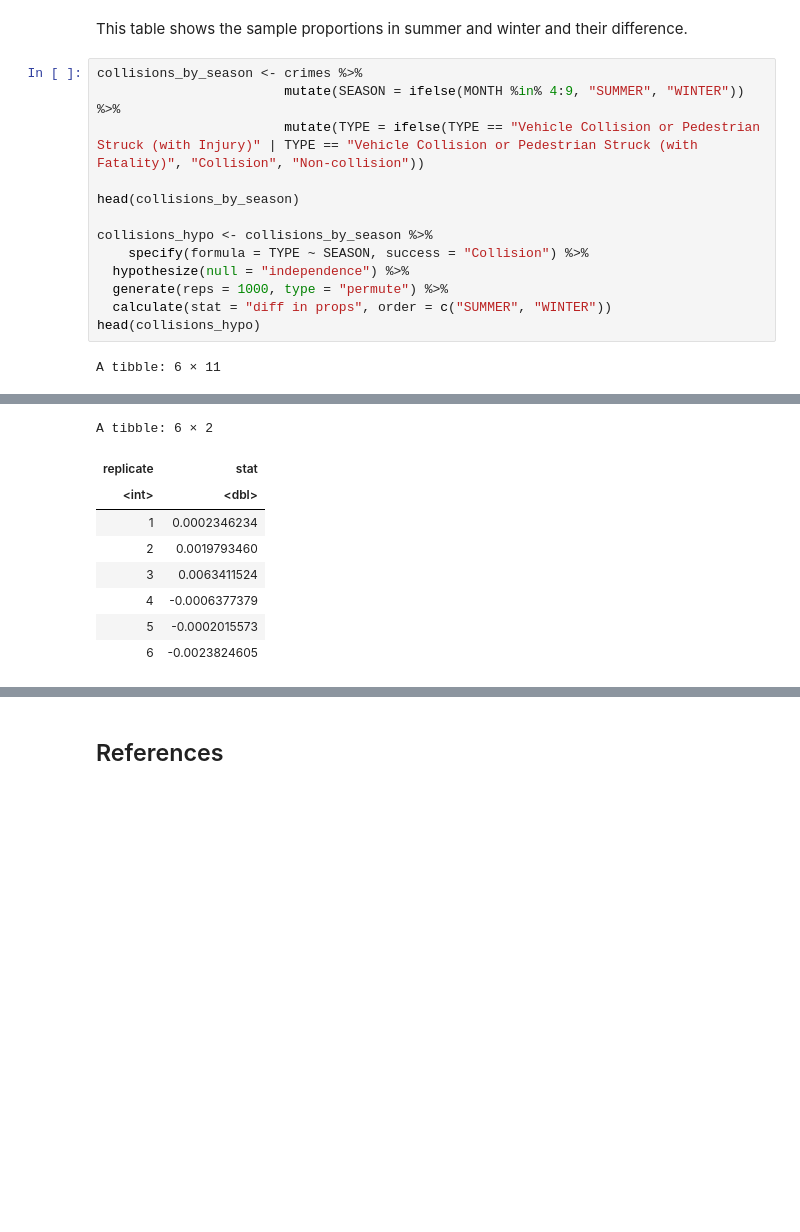
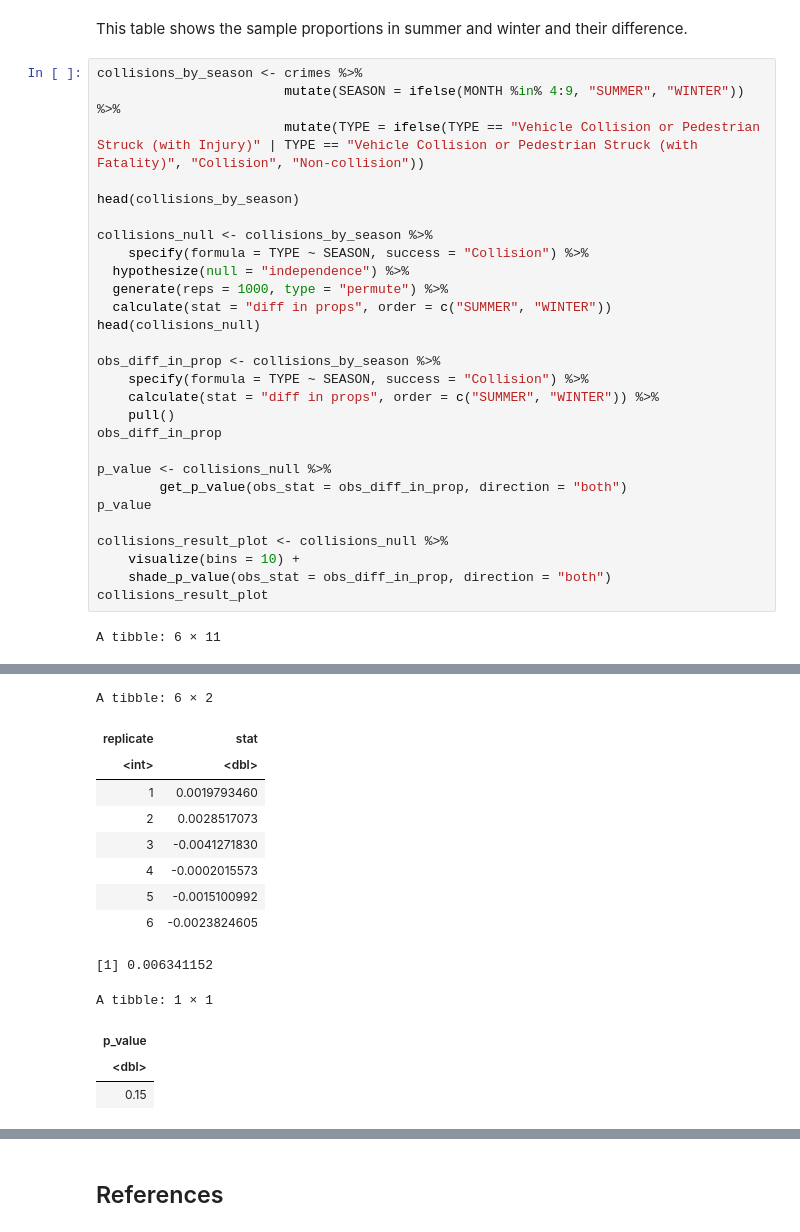
Before and after one commit to bernie-leung/STAT-201-group20newrepo, a Jupyter notebook: Project_proposal.ipynb, the cells around one changed output, grey strips where cells are left out. Cells and saved outputs as stored; diff of their text form; blank space fills up the shorter version.

Commit message:
p_value and visualization

```diff
--- a/Project_proposal.ipynb
+++ b/Project_proposal.ipynb
@@ -201,32 +201,52 @@ This table shows the sample proportions in summer and winter and their differenc
 # %%
 collisions_by_season <- crimes %>%
                         mutate(SEASON = ifelse(MONTH %in% 4:9, "SUMMER", "WINTER")) %>%
                         mutate(TYPE = ifelse(TYPE == "Vehicle Collision or Pedestrian Struck (with Injury)" | TYPE == "Vehicle Collision or Pedestrian Struck (with Fatality)", "Collision", "Non-collision"))
 
 head(collisions_by_season)
 
-collisions_hypo <- collisions_by_season %>%
+collisions_null <- collisions_by_season %>%
     specify(formula = TYPE ~ SEASON, success = "Collision") %>%
   hypothesize(null = "independence") %>%
   generate(reps = 1000, type = "permute") %>%
   calculate(stat = "diff in props", order = c("SUMMER", "WINTER"))
-head(collisions_hypo)
+head(collisions_null)
+
+obs_diff_in_prop <- collisions_by_season %>%
+    specify(formula = TYPE ~ SEASON, success = "Collision") %>%
+    calculate(stat = "diff in props", order = c("SUMMER", "WINTER")) %>%
+    pull()
+obs_diff_in_prop
+
+p_value <- collisions_null %>%
+        get_p_value(obs_stat = obs_diff_in_prop, direction = "both")
+p_value
+
+collisions_result_plot <- collisions_null %>%
+    visualize(bins = 10) +
+    shade_p_value(obs_stat = obs_diff_in_prop, direction = "both")
+collisions_result_plot
 # %% [output]
 A tibble: 6 × 11
 | TYPE | YEAR | MONTH | DAY | HOUR | MINUTE | HUNDRED_BLOCK | NEIGHBOURHOOD | X | Y | SEASON |
 | <chr> | <dbl> | <dbl> | <dbl> | <dbl> | <dbl> | <chr> | <chr> | <dbl> | <dbl> | <chr> |
 | Non-collision | 2022 | 6 | 5 | 10 | 0 | 13XX DISCOVERY ST | West Point Grey | 485246.9 | 5458027 | SUMMER |
 | Non-collision | 2004 | 6 | 30 | 0 | 1 | 13XX DISCOVERY ST | West Point Grey | 485255.4 | 5458013 | SUMMER |
 | Non-collision | 2009 | 5 | 9 | 15 | 30 | 13XX DISCOVERY ST | West Point Grey | 485255.4 | 5458013 | SUMMER |
 | Non-collision | 2009 | 8 | 22 | 20 | 30 | 13XX DISCOVERY ST | West Point Grey | 485255.4 | 5458013 | SUMMER |
 | Non-collision | 2009 | 11 | 1 | 12 | 0 | 13XX DISCOVERY ST | West Point Grey | 485255.4 | 5458013 | WINTER |
 | Non-collision | 2011 | 3 | 31 | 12 | 0 | 13XX DISCOVERY ST | West Point Grey | 485255.4 | 5458013 | WINTER |
 A tibble: 6 × 2
 | replicate | stat |
 | <int> | <dbl> |
-| 1 | 0.0002346234 |
-| 2 | 0.0019793460 |
-| 3 | 0.0063411524 |
-| 4 | -0.0006377379 |
-| 5 | -0.0002015573 |
+| 1 | 0.0019793460 |
+| 2 | 0.0028517073 |
+| 3 | -0.0041271830 |
+| 4 | -0.0002015573 |
+| 5 | -0.0015100992 |
 | 6 | -0.0023824605 |
+[1] 0.006341152
+A tibble: 1 × 1
+| p_value |
+| <dbl> |
+| 0.15 |
```
Also changed, not shown: parts of 1 cell of this notebook.
